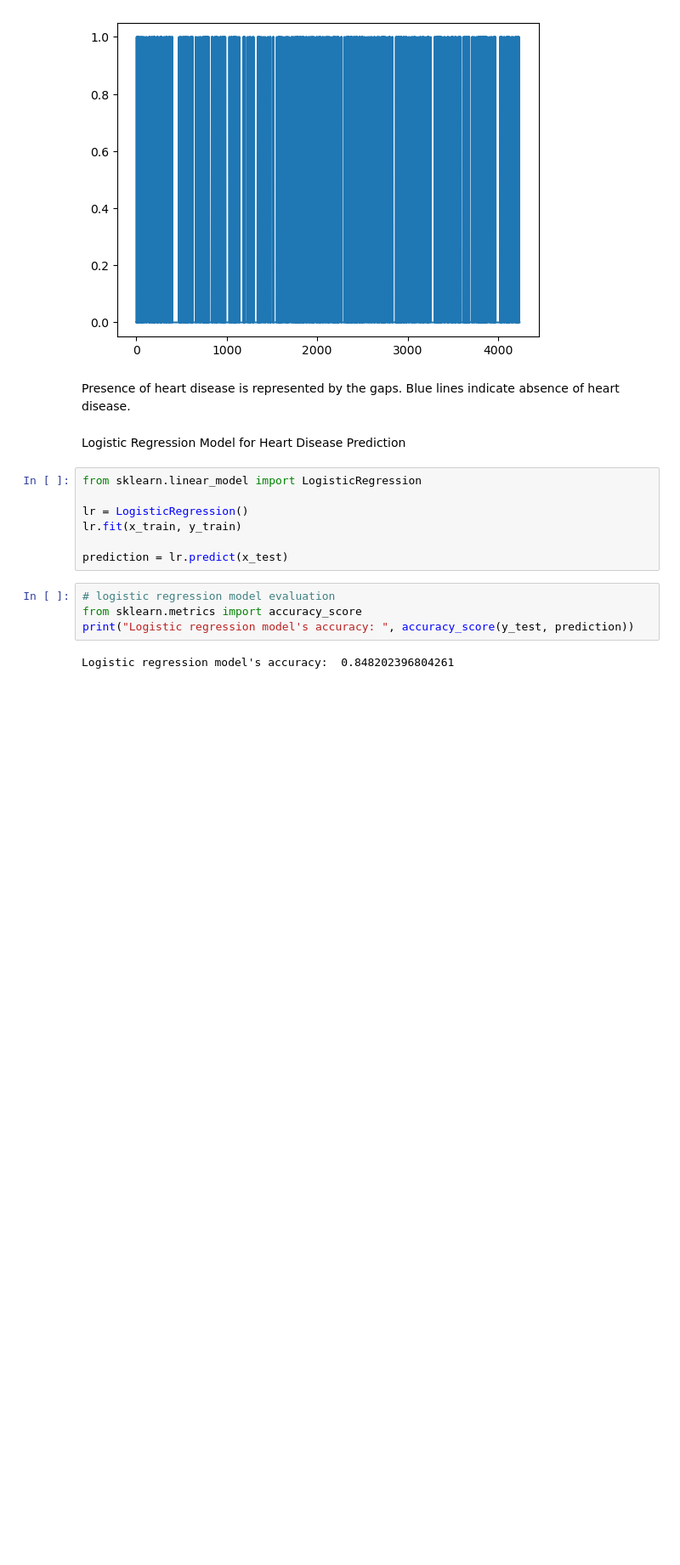
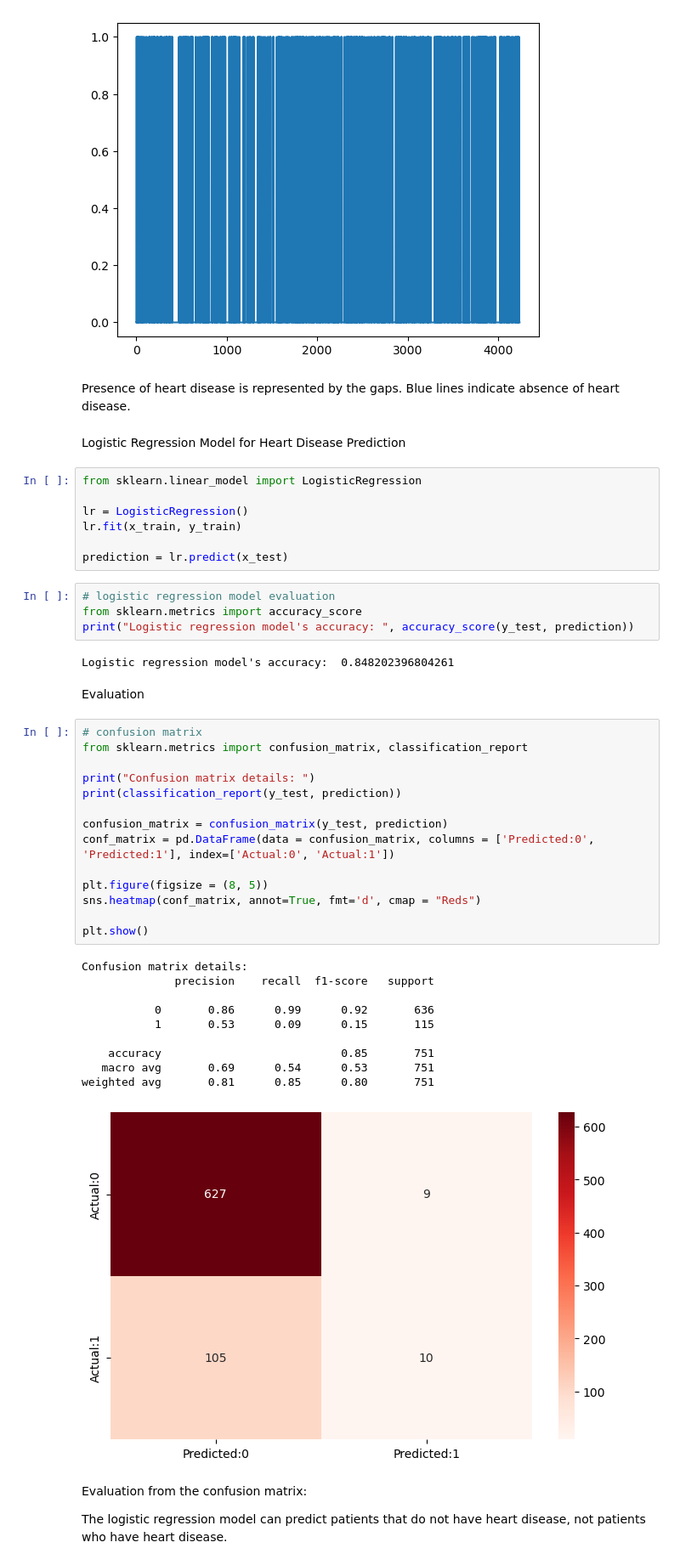
Before and after one commit to nicolynk03/heart_disease, a Jupyter notebook: prediction.ipynb, the cells around one changed output. Shown: that part at 85% size. Cells and saved outputs as stored; diff of their text form; blank space fills up the shorter version.

Commit message:
model evaluation

```diff
--- a/prediction.ipynb
+++ b/prediction.ipynb
@@ -88,3 +88,34 @@ from sklearn.metrics import accuracy_score
 print("Logistic regression model's accuracy: ", accuracy_score(y_test, prediction))
 # %% [output]
 Logistic regression model's accuracy:  0.848202396804261
+# %% [markdown]
+Evaluation
+# %%
+# confusion matrix
+from sklearn.metrics import confusion_matrix, classification_report
+
+print("Confusion matrix details: ")
+print(classification_report(y_test, prediction))
+
+confusion_matrix = confusion_matrix(y_test, prediction)
+conf_matrix = pd.DataFrame(data = confusion_matrix, columns = ['Predicted:0', 'Predicted:1'], index=['Actual:0', 'Actual:1'])
+
+plt.figure(figsize = (8, 5))
+sns.heatmap(conf_matrix, annot=True, fmt='d', cmap = "Reds")
+
+plt.show()
+# %% [output]
+Confusion matrix details:
+              precision    recall  f1-score   support
+
+           0       0.86      0.99      0.92       636
+           1       0.53      0.09      0.15       115
+
+    accuracy                           0.85       751
+   macro avg       0.69      0.54      0.53       751
+weighted avg       0.81      0.85      0.80       751
+[figure, added]
+# %% [markdown]
+Evaluation from the confusion matrix:
+
+The logistic regression model can predict patients that do not have heart disease, not patients who have heart disease.
```
